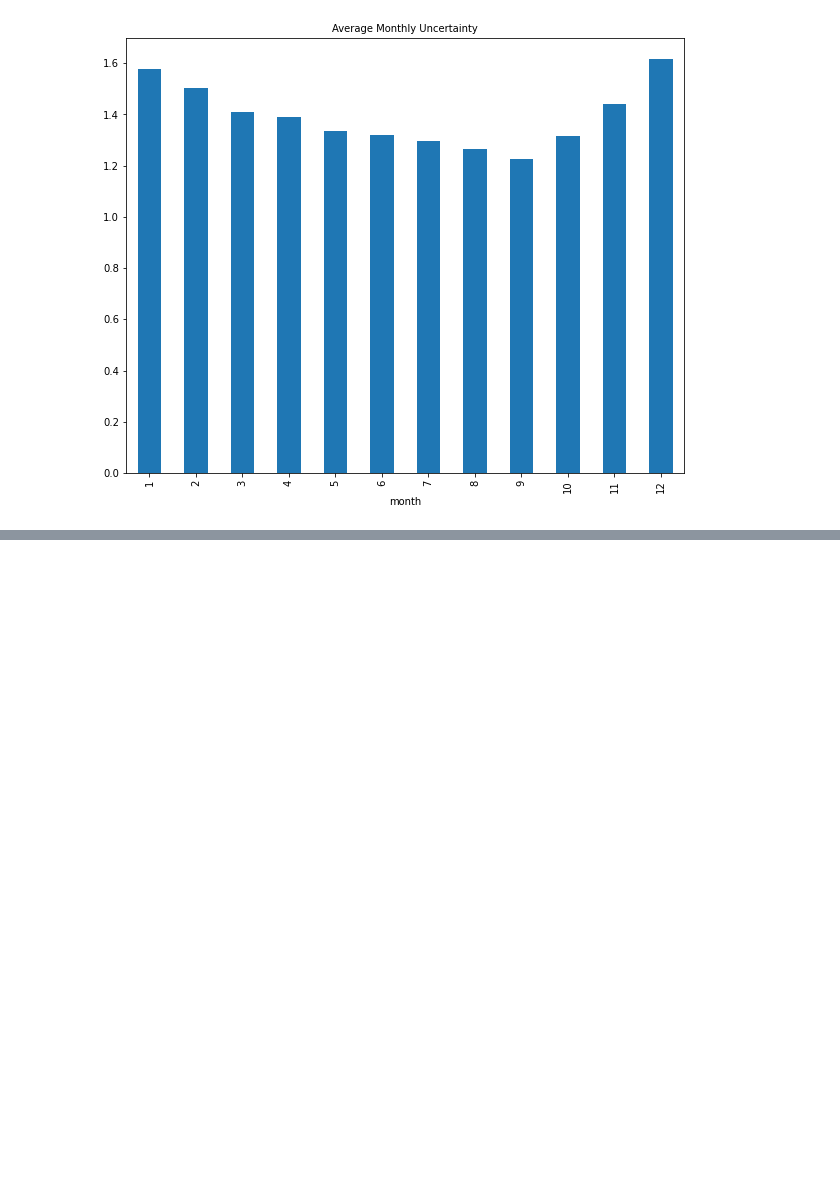
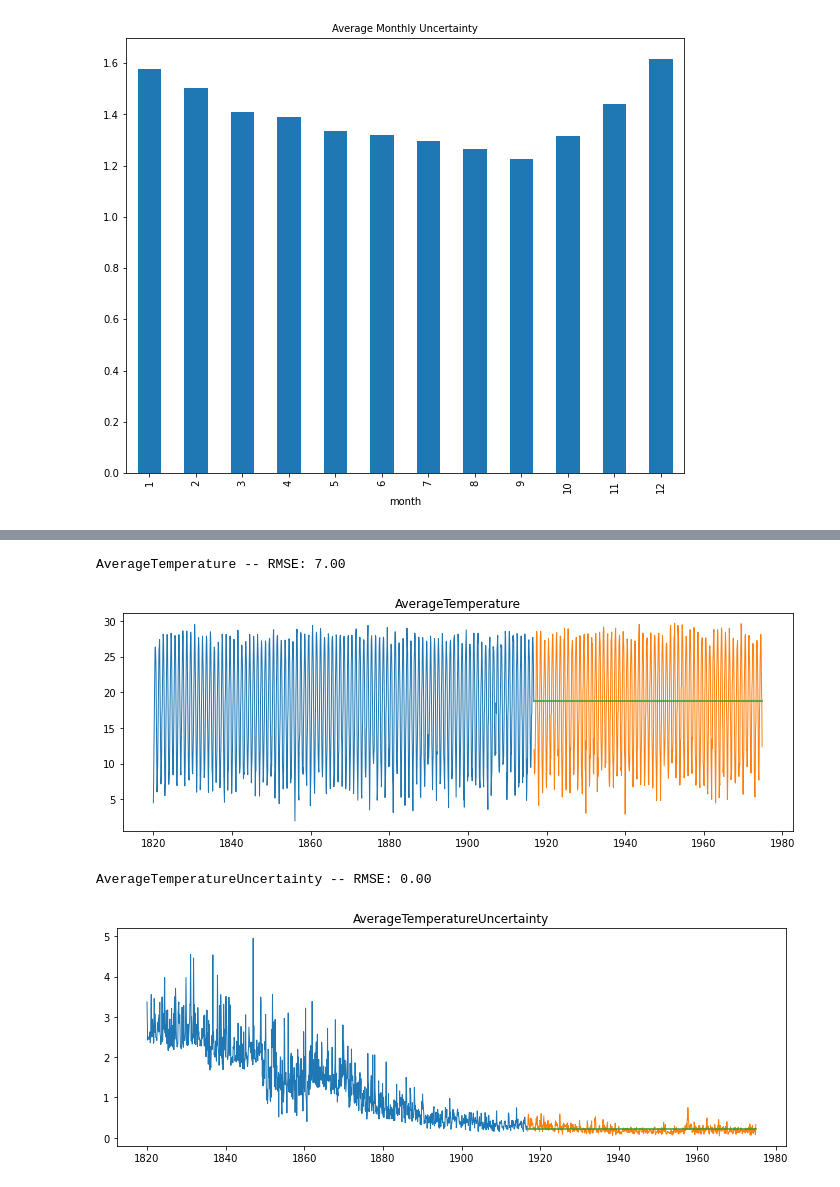
Before and after one commit to gabrielatijerina/time-series-analysis, a Jupyter notebook: forecasting-temp-report-texas.ipynb, the cells around one changed output, grey strips where cells are left out. Cells and saved outputs as stored; diff of their text form; code cells hidden in the pictures; blank space fills up the shorter version.

```diff
--- a/forecasting-temp-report-texas.ipynb
+++ b/forecasting-temp-report-texas.ipynb
@@ -278,0 +280,5 @@ plt.show()
+# %%
+#dropping month and year columns for modeling/evaluation purposes
+train = train.drop(columns=['month', 'year'])
+
+train.head()
@@ -278,0 +293,31 @@ plt.show()
+# %%
+def make_predictions():
+    yhat_df = pd.DataFrame({'AverageTemperature': [AverageTemperature],
+                        'AverageTemperatureUncertainty': [AverageTemperatureUncertainty]},
+                      index = validate.index)
+    return yhat_df
+
+def evaluate(target_var):
+    rmse = round(sqrt(mean_squared_error(validate[target_var], yhat_df[target_var])), 0)
+    return rmse
+
+def plot_and_eval(target_var):
+    plt.figure(figsize = (12,4))
+    plt.plot(train[target_var], label='Train', linewidth=1)
+    plt.plot(validate[target_var], label='Validate', linewidth=1)
+    plt.plot(yhat_df[target_var])
+    plt.title(target_var)
+    rmse = evaluate(target_var)
+    print(target_var, '-- RMSE: {:.2f}'.format(rmse))
+    plt.show()
+
+# create an empty dataframe
+eval_df = pd.DataFrame(columns=['model_type', 'target_var', 'rmse'])
+
+# function to store the rmse so that we can compare
+def append_eval_df(model_type, target_var):
+    rmse = evaluate(target_var)
+    d = {'model_type': [model_type], 'target_var': [target_var],
+        'rmse': [rmse]}
+    d = pd.DataFrame(d)
+    return eval_df.append(d, ignore_index = True)
@@ -278,0 +391,9 @@ plt.show()
+# %%
+#plot actual vs predicted
+for col in train.columns:
+    plot_and_eval(col)
+# %% [output]
+AverageTemperature -- RMSE: 7.00
+[figure, added]
+AverageTemperatureUncertainty -- RMSE: 0.00
+[figure, added]
```
Also changed, not shown: parts of 40 cells of this notebook, 1 other file.
